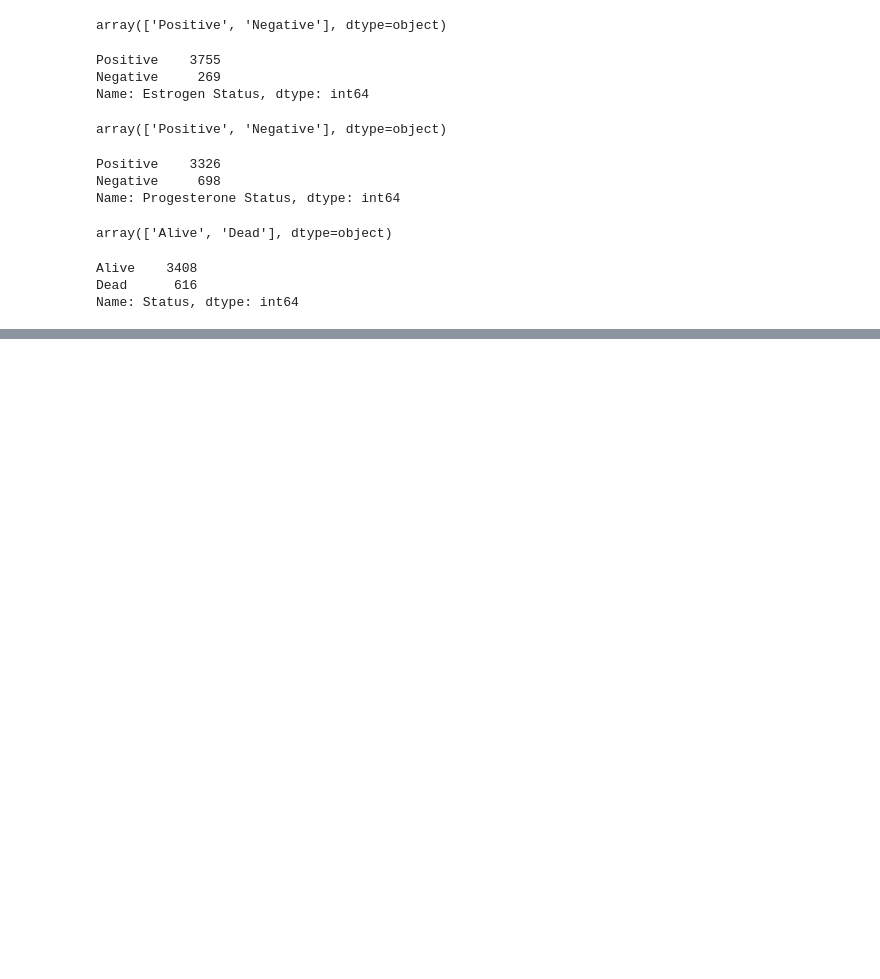
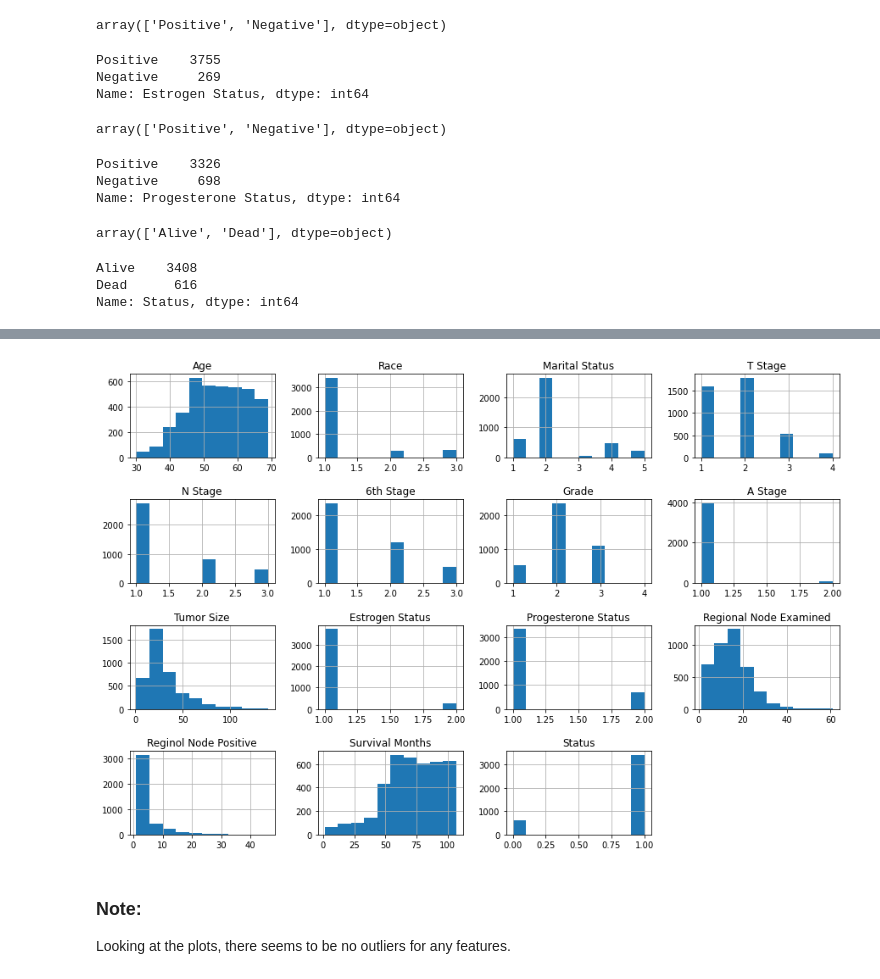
Before and after one commit to nakisa84/Springboard, a Jupyter notebook: capston 2 project/notebooks/BC-DataWrangling.ipynb, the cells around one changed output, grey strips where cells are left out. Saved outputs shown, nothing was run; the diff lists cells and outputs as text; code cells hidden in the pictures; blank space fills up the shorter version.

```diff
--- a/capston 2 project/notebooks/BC-DataWrangling.ipynb
+++ b/capston 2 project/notebooks/BC-DataWrangling.ipynb
@@ -220,7 +227,7 @@ Name: Status, dtype: int64
 # %%
 #convert the all categorical columns data to numeric as below:
 cleanup_nums = { 'Race': {'White':1, 'Black':2, 'Other (American Indian/AK Native, Asian/Pacific Islander)':3},
-                 'Marital Status':{'Single (never married)':1, 'Married (including common law)':2,'Seprated':3,'Divorced':4,'Widowed':5},
+                 'Marital Status':{'Single (never married)':1, 'Married (including common law)':2,'Separated':3,'Divorced':4,'Widowed':5},
                  'T Stage':{'T1':1, 'T2':2, 'T3':3, 'T4':4},
                  'N Stage':{'N1':1, 'N2':2, 'N3':3},
                  '6th Stage':{'IIA':1, 'IIB':2, 'IIIA':1, 'IIIB':2, 'IIIC':3},
@@ -228,6 +235,6 @@ cleanup_nums = { 'Race': {'White':1, 'Black':2, 'Other (American Indian/AK Nativ
                  'A Stage':{'Regional':1, 'Distant':2},
                  'Estrogen Status':{'Positive':1,'Negative':2},
                  'Progesterone Status':{'Positive':1,'Negative':2},
-                 'Status':{'Alive':1,'Dead':2}}
+                 'Status':{'Alive':1,'Dead':0}}
 # %%
-df.replace(cleanup_nums)
+df.replace(cleanup_nums, inplace=True)
@@ -247,0 +290,9 @@ df.replace(cleanup_nums)
+# %%
+#Plot Distributions Of Feature Values
+df.hist(figsize=(15,10))
+plt.subplots_adjust(hspace=0.5);
+# %% [output]
+[figure, added]
+# %% [markdown]
+### Note:
+Looking at the plots, there seems to be no outliers for any features.
```
Also changed, not shown: parts of 21 cells of this notebook, 3 other files.
